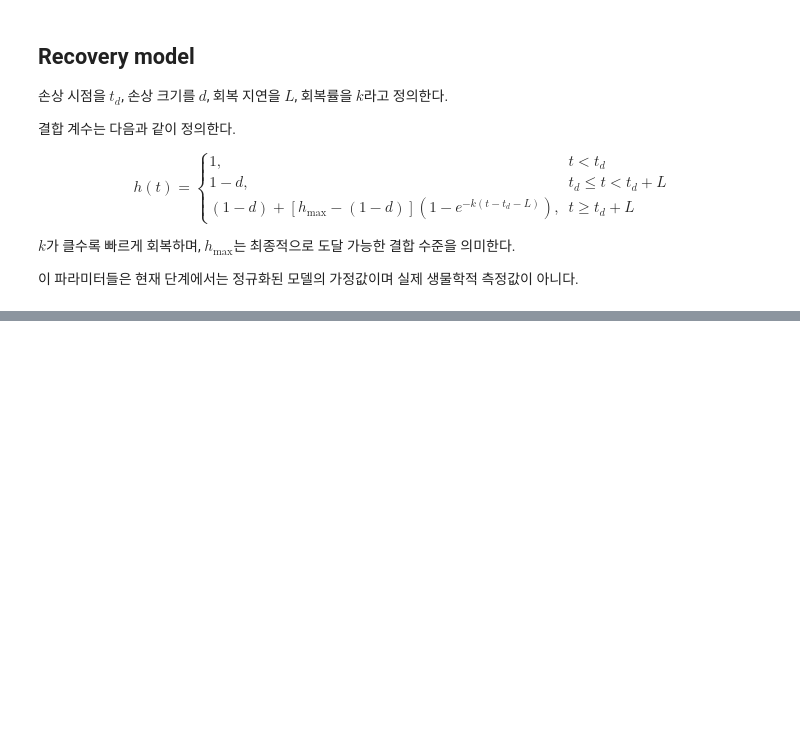
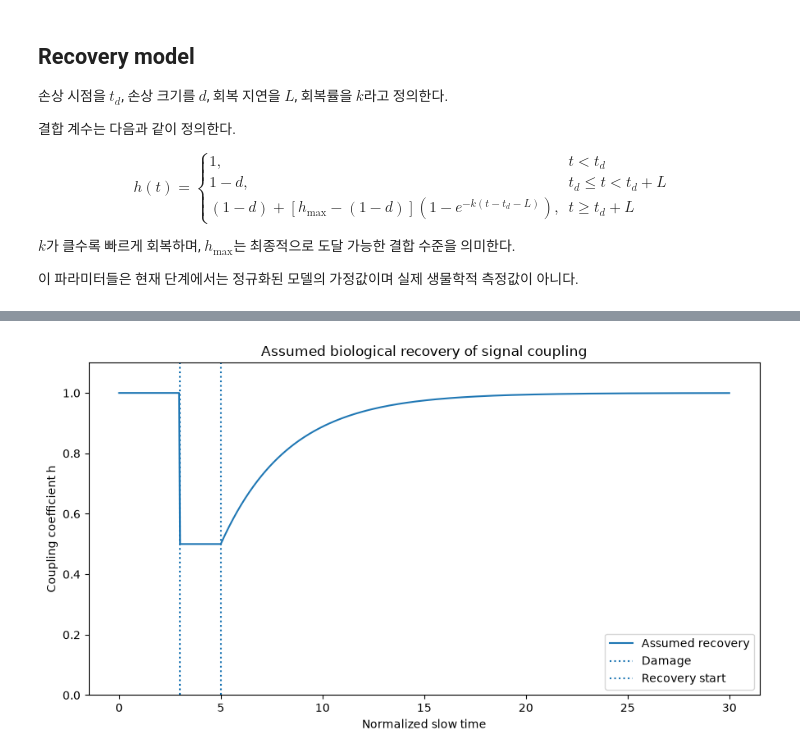
Before and after one commit to minwoo02/neural-interface-signal-recovery, a Jupyter notebook: notebooks/04_biological_recovery_model.ipynb, the cells around one changed output, grey strips where cells are left out. Drawn from its saved outputs; the diff is of its cells as text; code cells hidden in the pictures; blank space fills up the shorter version.

Commit message:
Update biological recovery hypothesis model

```diff
--- a/notebooks/04_biological_recovery_model.ipynb
+++ b/notebooks/04_biological_recovery_model.ipynb
@@ -108,0 +123,52 @@ IndentationError: expected an indented block after function definition on line 1
+# %%
+#파라미터 정의
+damage_time = 3.0
+damage = 0.5
+
+repair_delay = 2.0
+repair_rate = 0.3
+repair_rates = [0.1, 0.3, 1.0]
+
+h_max = 1.0
+# %%
+h = coupling(
+    t,
+    damage=damage,
+    repair_rate=repair_rate,
+    repair_delay=repair_delay,
+    damage_time=damage_time,
+    h_max=h_max
+)
+# %%
+plt.figure(figsize=(9, 5))
+
+plt.plot(
+    t,
+    h,
+    label="Assumed recovery"
+)
+
+plt.axvline(
+    damage_time,
+    linestyle=":",
+    label="Damage"
+)
+
+plt.axvline(
+    damage_time + repair_delay,
+    linestyle=":",
+    label="Recovery start"
+)
+
+plt.xlabel("Normalized slow time")
+plt.ylabel("Coupling coefficient h")
+plt.title("Assumed biological recovery of signal coupling")
+
+plt.ylim(0, 1.1)
+
+plt.legend()
+
+plt.tight_layout()
+plt.show()
+# %% [output]
+[figure, added]
```
Also changed, not shown: parts of 9 cells of this notebook.
